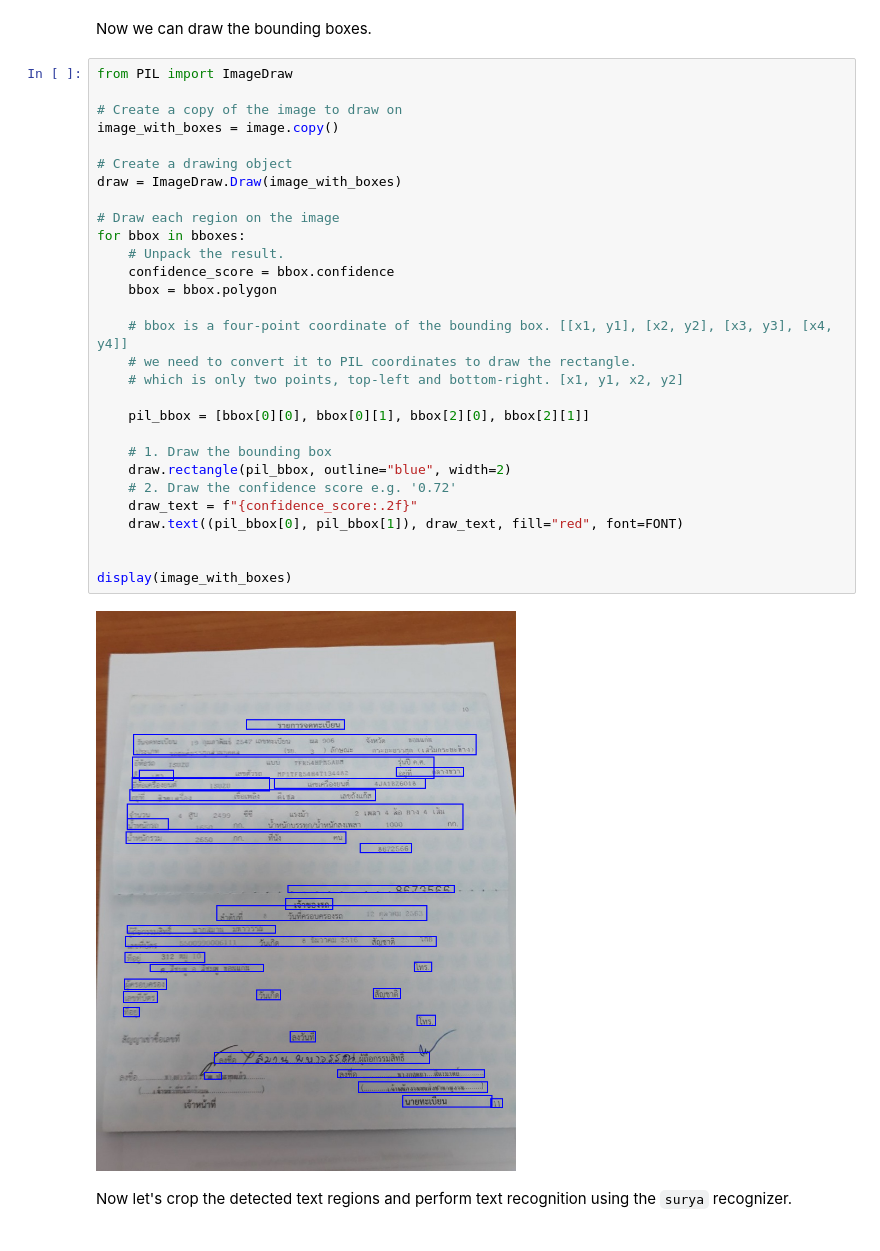
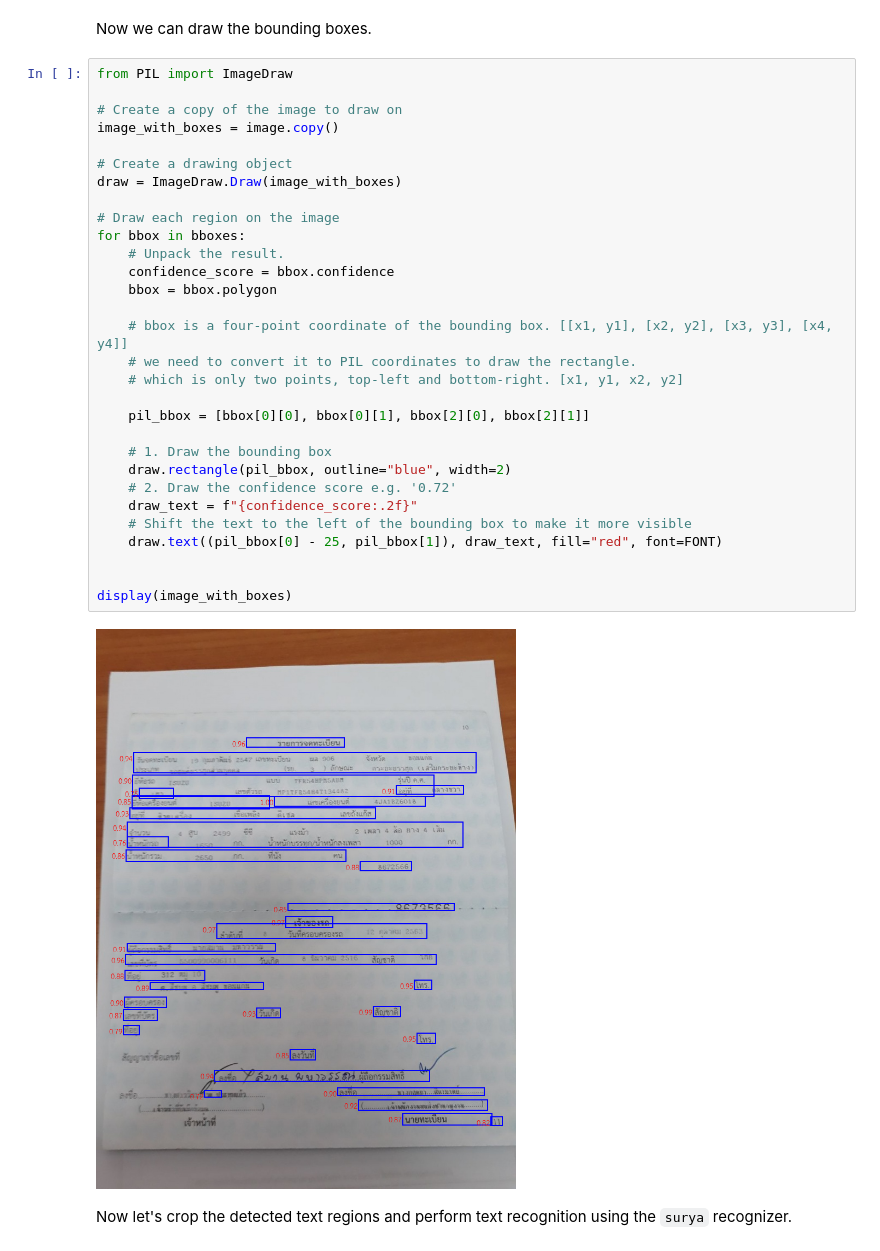
Before and after one commit to biodatlab/ocr-skooldio, a Jupyter notebook: notebooks/surya_demo.ipynb, the cells around one changed output. Saved outputs shown, nothing was run; the diff lists cells and outputs as text.

```diff
--- a/notebooks/surya_demo.ipynb
+++ b/notebooks/surya_demo.ipynb
@@ -225,34 +224,35 @@ Now we can draw the bounding boxes.
 # %%
 from PIL import ImageDraw
 
 # Create a copy of the image to draw on
 image_with_boxes = image.copy()
 
 # Create a drawing object
 draw = ImageDraw.Draw(image_with_boxes)
 
 # Draw each region on the image
 for bbox in bboxes:
     # Unpack the result.
     confidence_score = bbox.confidence
     bbox = bbox.polygon
 
     # bbox is a four-point coordinate of the bounding box. [[x1, y1], [x2, y2], [x3, y3], [x4, y4]]
     # we need to convert it to PIL coordinates to draw the rectangle.
     # which is only two points, top-left and bottom-right. [x1, y1, x2, y2]
 
     pil_bbox = [bbox[0][0], bbox[0][1], bbox[2][0], bbox[2][1]]
 
     # 1. Draw the bounding box
     draw.rectangle(pil_bbox, outline="blue", width=2)
     # 2. Draw the confidence score e.g. '0.72'
     draw_text = f"{confidence_score:.2f}"
-    draw.text((pil_bbox[0], pil_bbox[1]), draw_text, fill="red", font=FONT)
+    # Shift the text to the left of the bounding box to make it more visible
+    draw.text((pil_bbox[0] - 25, pil_bbox[1]), draw_text, fill="red", font=FONT)
 
 
 display(image_with_boxes)
 # %% [output]
-[figure, old version]
+[figure, new version]
 # %% [markdown]
 Now let's crop the detected text regions and perform text recognition using the `surya` recognizer.
 # %%
```
Also changed, not shown: parts of 1 cell of this notebook.
